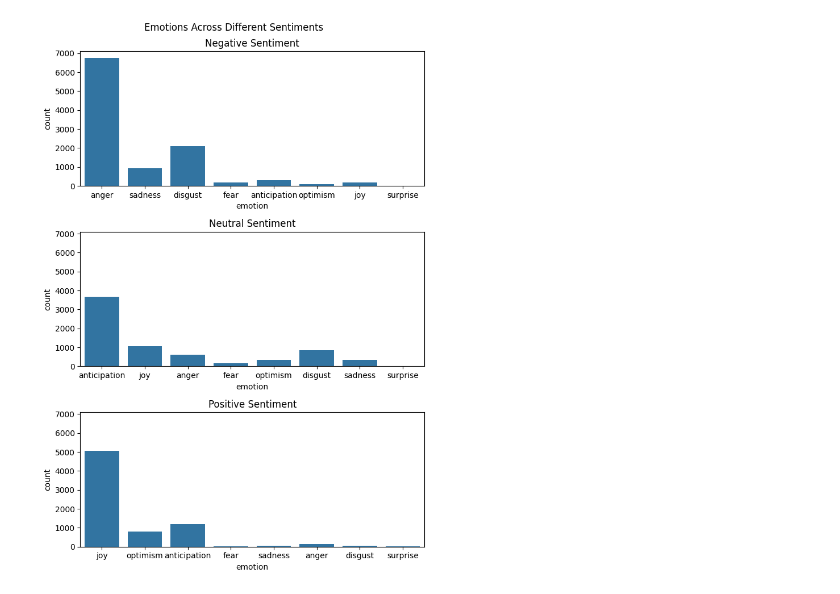
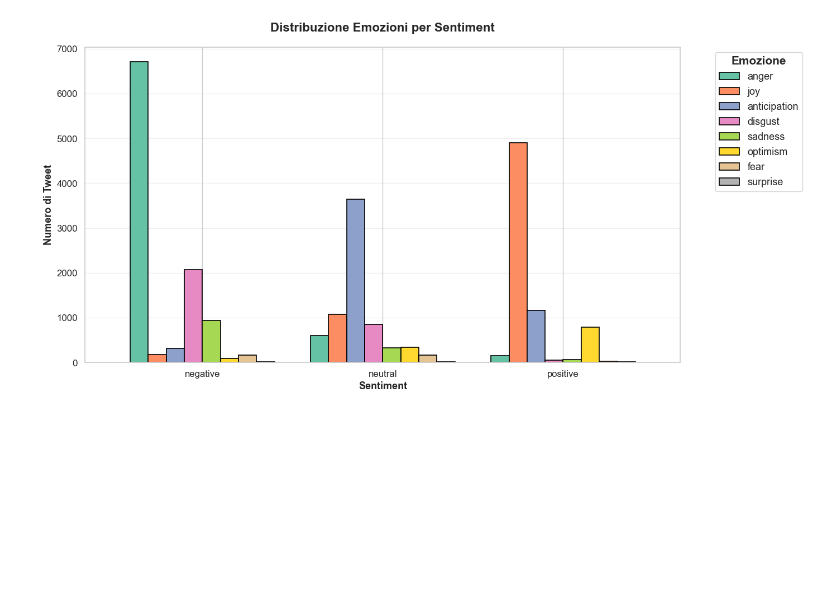
Before and after one commit to matteostronati/Data_science_project, a Jupyter notebook: notebooks/07_sentiment_analysis.ipynb, the cells around one changed output. Saved outputs shown, nothing was run; the diff lists cells and outputs as text; code cells hidden in the pictures; blank space fills up the shorter version.

```diff
--- a/notebooks/07_sentiment_analysis.ipynb
+++ b/notebooks/07_sentiment_analysis.ipynb
@@ -53,12 +165,30 @@ df['emotion'].value_counts().plot(kind='bar', title ='Distribuzione emozioni')
 # %%
-fig, axes = plt.subplots(3,1, figsize = (7,10), sharey = True)
-plt.suptitle('Emotions Across Different Sentiments')
-sns.countplot(data=df.loc[df.sentiment == 'negative'], x= 'emotion', ax= axes[0])
-axes[0]. title. set_text("Negative Sentiment")
-sns.countplot(data=df.loc[df.sentiment == 'neutral'], x= 'emotion', ax= axes[1])
-axes[1]. title. set_text("Neutral Sentiment")
-sns.countplot(data=df.loc[df.sentiment == 'positive'], x= 'emotion', ax= axes[2])
-axes[2]. title. set_text("Positive Sentiment")
+sns.set_style("whitegrid")
+sns.set_context("notebook", font_scale=1.1)
+
+emotion_by_sentiment = pd.crosstab(df['sentiment'], df['emotion'])
+emotion_by_sentiment = emotion_by_sentiment.reindex(['negative', 'neutral', 'positive'])
+
+#Stesso ordine di prima per mantenere stessi colori
+emotion_order = df['emotion'].value_counts().index.tolist()
+emotion_by_sentiment = emotion_by_sentiment[emotion_order]
+
+colors = sns.color_palette("Set2", len(emotion_by_sentiment.columns))
+
+fig, ax = plt.subplots(figsize=(14, 7))
+
+emotion_by_sentiment.plot(kind='bar', ax=ax, width=0.8, color=colors, edgecolor='black', linewidth=1.2)
+
+ax.set_title('Distribuzione Emozioni per Sentiment', fontsize=16, fontweight='bold', pad=20)
+ax.set_xlabel('Sentiment', fontsize=13, fontweight='bold')
+ax.set_ylabel('Numero di Tweet', fontsize=13, fontweight='bold')
+ax.set_xticklabels(ax.get_xticklabels(), rotation=0)
+legend = ax.legend(title='Emozione', bbox_to_anchor=(1.05, 1), loc='upper left',
+                   fontsize=13, title_fontsize=15)
+legend.get_title().set_fontweight('bold')
+ax.grid(axis='y', alpha=0.3)
+
 plt.tight_layout()
+plt.show()
 # %% [output]
-[figure, old version]
+[figure, new version]
```
Also changed, not shown: parts of 7 cells of this notebook.
